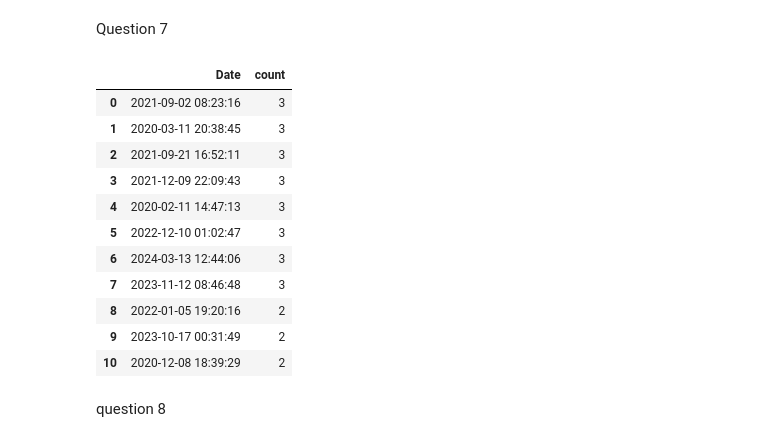
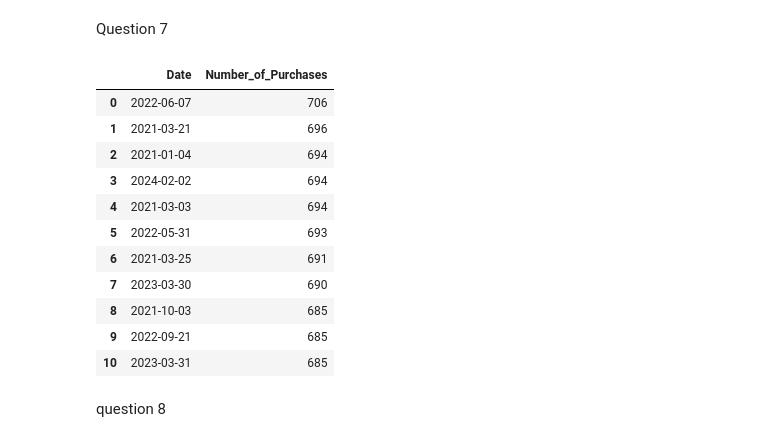
Before and after one commit to tasosrigos-bit/my-spark-project, a Jupyter notebook: spark-assignment/f2822511-Rigos-Anastasios.ipynb, the cells around one changed output. Cells and saved outputs as stored; diff of their text form; code cells hidden in the pictures.

```diff
--- a/spark-assignment/f2822511-Rigos-Anastasios.ipynb
+++ b/spark-assignment/f2822511-Rigos-Anastasios.ipynb
@@ -284,20 +286,25 @@ retail_df.columns
 # %% [markdown]
 Question 7
 # %%
-retail_df.groupBy("Date").count().sort("count", ascending=False).toPandas().loc[:10]
+import pyspark.sql.functions as fs
+
+retail_df.groupBy(fs.to_date(retail_df.Date).alias("Date")) \
+    .count().withColumnRenamed("count", "Number_of_Purchases") \
+    .sort("Number_of_Purchases", ascending=False) \
+    .toPandas().loc[:10]
 # %% [output]
-|  | Date | count |
-| 0 | 2021-09-02 08:23:16 | 3 |
-| 1 | 2020-03-11 20:38:45 | 3 |
-| 2 | 2021-09-21 16:52:11 | 3 |
-| 3 | 2021-12-09 22:09:43 | 3 |
-| 4 | 2020-02-11 14:47:13 | 3 |
-| 5 | 2022-12-10 01:02:47 | 3 |
-| 6 | 2024-03-13 12:44:06 | 3 |
-| 7 | 2023-11-12 08:46:48 | 3 |
-| 8 | 2022-01-05 19:20:16 | 2 |
-| 9 | 2023-10-17 00:31:49 | 2 |
-| 10 | 2020-12-08 18:39:29 | 2 |
+|  | Date | Number_of_Purchases |
+| 0 | 2022-06-07 | 706 |
+| 1 | 2021-03-21 | 696 |
+| 2 | 2021-01-04 | 694 |
+| 3 | 2024-02-02 | 694 |
+| 4 | 2021-03-03 | 694 |
+| 5 | 2022-05-31 | 693 |
+| 6 | 2021-03-25 | 691 |
+| 7 | 2023-03-30 | 690 |
+| 8 | 2021-10-03 | 685 |
+| 9 | 2022-09-21 | 685 |
+| 10 | 2023-03-31 | 685 |
 # %% [markdown]
 question 8
 # %%
```
Also changed, not shown: parts of 13 cells of this notebook.
